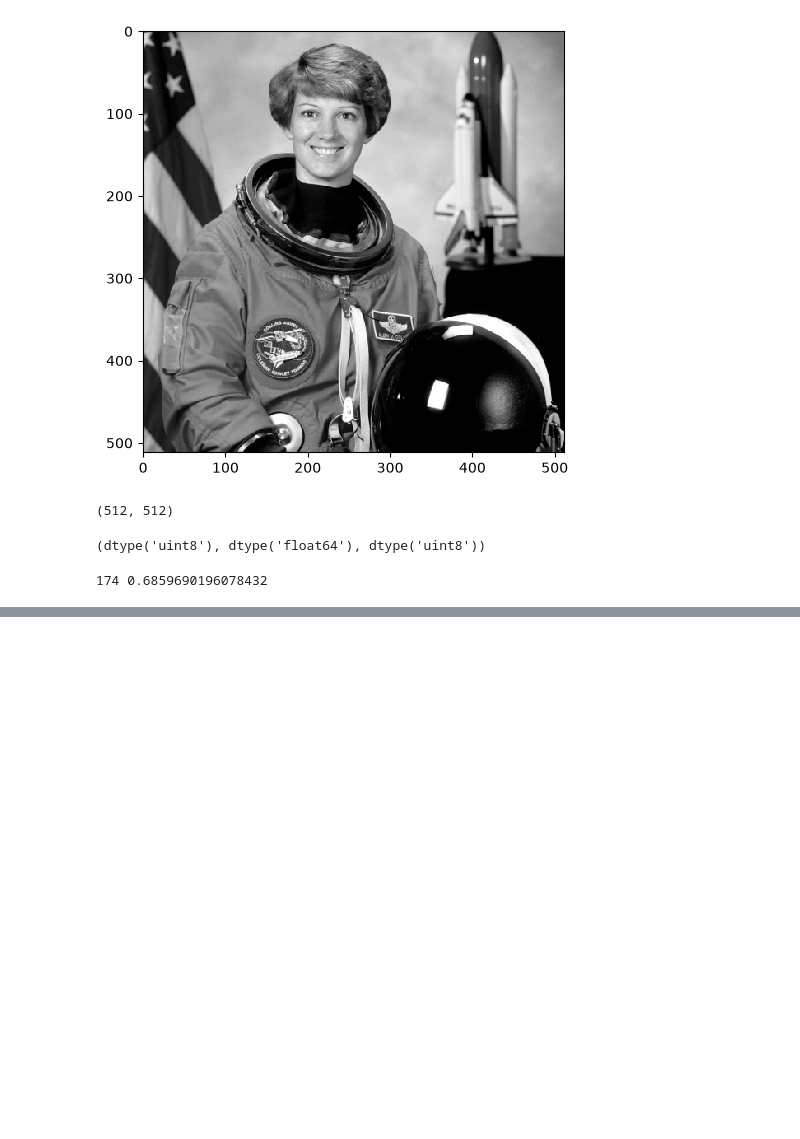
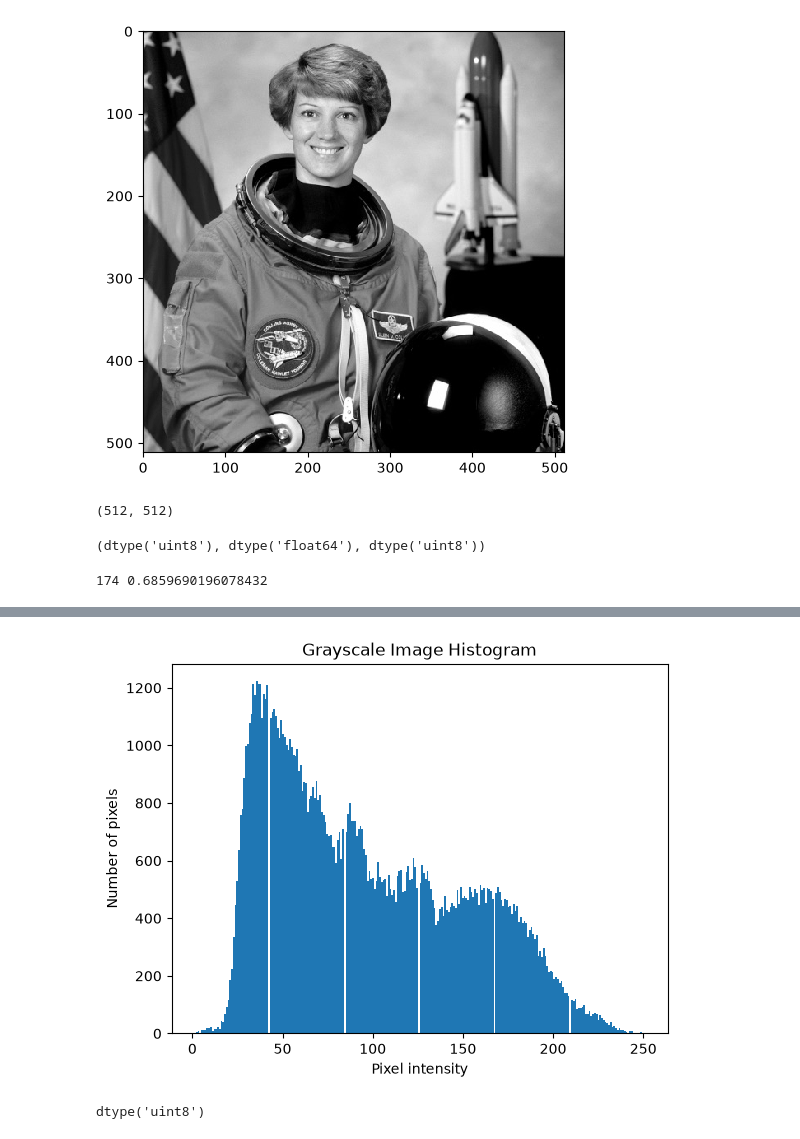
Before and after one commit to vamsik1606/Ai_programmin_course, a Jupyter notebook: lab4/lab4_grp18.ipynb, the cells around one changed output, grey strips where cells are left out. Drawn from its saved outputs; the diff is of its cells as text; code cells hidden in the pictures; blank space fills up the shorter version.

```diff
--- a/lab4/lab4_grp18.ipynb
+++ b/lab4/lab4_grp18.ipynb
@@ -84,0 +143,12 @@ print(image_ast[1,100, 1], grayscale_ast[1,100])
+# %%
+ax = plt.hist(image_coin.ravel(), bins=256, lw=0)
+plt.xlabel("Pixel intensity")
+plt.ylabel("Number of pixels")
+plt.title("Grayscale Image Histogram")
+plt.show()
+# %% [output]
+[figure, added]
+# %%
+image_coin.dtype #convert
+# %% [output]
+dtype('uint8')
```
Also changed, not shown: parts of 23 cells of this notebook.
